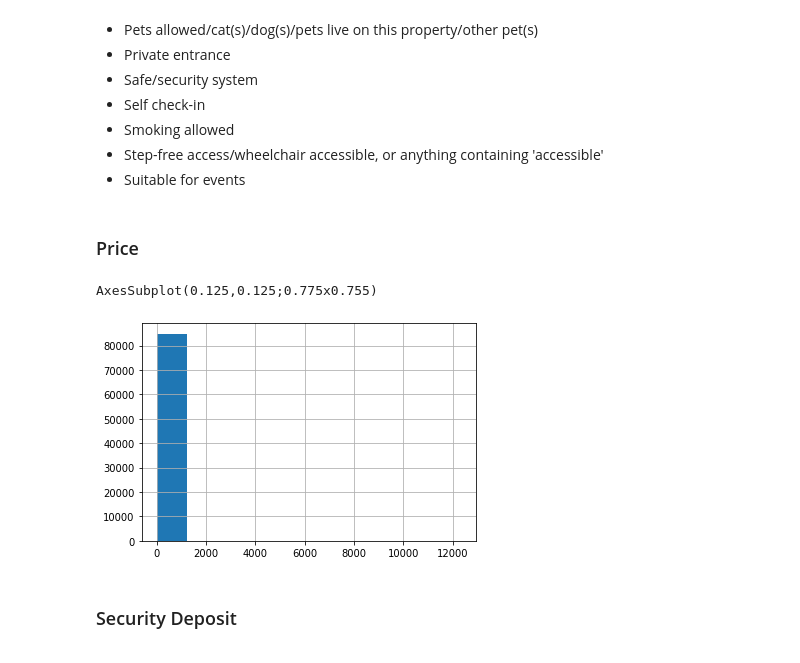
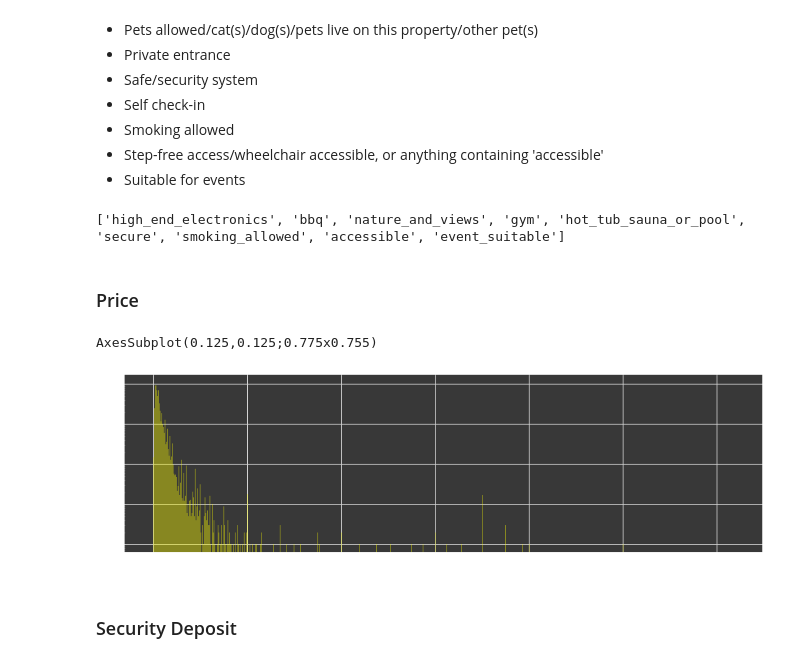
Before and after one commit to cbuie/colab, a Jupyter notebook: airbnb/Airbnb_lab_preprocessing.ipynb, the cells around one changed output. Saved outputs shown, nothing was run; the diff lists cells and outputs as text; code cells hidden in the pictures.

```diff
--- a/airbnb/Airbnb_lab_preprocessing.ipynb
+++ b/airbnb/Airbnb_lab_preprocessing.ipynb
@@ -210,9 +223,10 @@ df.hist(figsize=(20,20),color=(.3, .84, .77));
 ### to do
 We will drop anything that doesn't have adequate classes
 # %%
-# df.drop(['has_availability', 'host_has_profile_pic', 'is_business_travel_ready', 'require_guest_phone_verification', 'require_guest_profile_picture', 'requires_license'], axis=1, inplace=True)
-# df.drop('experiences_offered', axis=1, inplace=True)
-# # Number of rows without a value for multiple host-related columns
+df.drop(['has_availability', 'host_has_profile_pic', 'is_business_travel_ready', 'require_guest_phone_verification', 'require_guest_profile_picture', 'requires_license'], axis=1, inplace=True)
 # df.dropna(subset=['host_since'], inplace=True)
 # df.drop('bed_type', axis=1, inplace=True)
 df.drop('calendar_updated', axis=1, inplace=True)
+# %%
+print(df.experiences_offered.value_counts())
+df.drop('experiences_offered', axis=1, inplace=True)
@@ -305,11 +322,12 @@ df.property_type.replace({
     'Bungalow': 'House',
     'Cottage': 'House',
     'Villa': 'House',
-    'Tiny house': 'House',
-    'Earth house': 'House',
     'Chalet': 'House'
     }, inplace=True)
 
+    # 'Tiny house': 'House',
+    # 'Earth house': 'House',
+
 # Replacing other categories with 'other'
 df.loc[~df.property_type.isin(['House', 'Apartment']), 'property_type'] = 'Other'
 # %%
@@ -407,33 +425,34 @@ df.loc[df['amenities'].str.contains('Smoking allowed'), 'smoking_allowed'] = 1
 df.loc[df['amenities'].str.contains('Step-free access|Wheelchair|Accessible'), 'accessible'] = 1
 df.loc[df['amenities'].str.contains('Suitable for events'), 'event_suitable'] = 1
 # %%
-# # Replacing nulls with zeros for new columns
-# cols_to_replace_nulls = df.iloc[:,41:].columns
-# df[cols_to_replace_nulls] = df[cols_to_replace_nulls].fillna(0)
+# Replacing nulls with zeros for new columns
+# Produces a list of amenity features where one category (true or false) contains fewer than 10% of listings
+infrequent_amenities = []
+for col in df.iloc[:,41:].columns:
+    if df[col].sum() < len(df)/10:
+        infrequent_amenities.append(col)
+print(infrequent_amenities)
 
-# # Produces a list of amenity features where one category (true or false) contains fewer than 10% of listings
-# infrequent_amenities = []
-# for col in df.iloc[:,41:].columns:
-#     if df[col].sum() < len(df)/10:
-#         infrequent_amenities.append(col)
-# print(infrequent_amenities)
+# Dropping infrequent amenity features
+df.drop(infrequent_amenities, axis=1, inplace=True)
 
-# # Dropping infrequent amenity features
-# df.drop(infrequent_amenities, axis=1, inplace=True)
-
-# # Dropping the original amenity feature
-# df.drop('amenities', axis=1, inplace=True)
+# Dropping the original amenity feature
+df.drop('amenities', axis=1, inplace=True)
+# %% [output]
+['high_end_electronics', 'bbq', 'nature_and_views', 'gym', 'hot_tub_sauna_or_pool', 'secure', 'smoking_allowed', 'accessible', 'event_suitable']
 # %% [markdown]
 ### Price
 # %%
+plt.figure(figsize=(14,4))
+plt.yscale('log')
 try:
   df.price = df.price.str[1:-3]
   df.price = df.price.str.replace(",", "")
   df.price = df.price.astype('int64')
-  print(df.price.hist())
+  print(sns.distplot(df.price.values,bins=1000,color='yellow', kde=False));
 except:
-  print(df.price.hist())
+  print(sns.distplot(df.price.values,bins=1000,color='yellow', kde=False));
   pass
 # %% [output]
 AxesSubplot(0.125,0.125;0.775x0.755)
-[figure, old version]
+[figure, new version]
```
Also changed, not shown: parts of 35 cells of this notebook.
